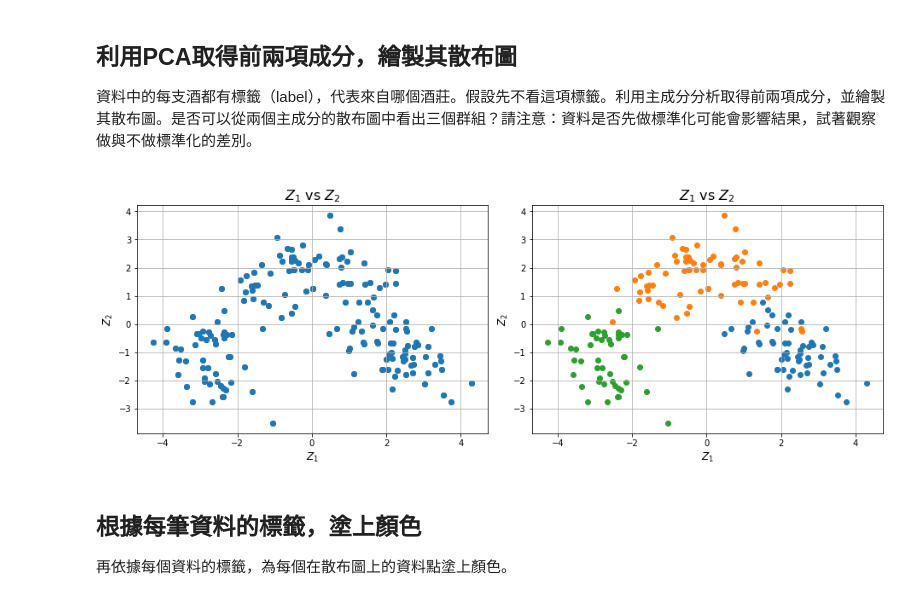
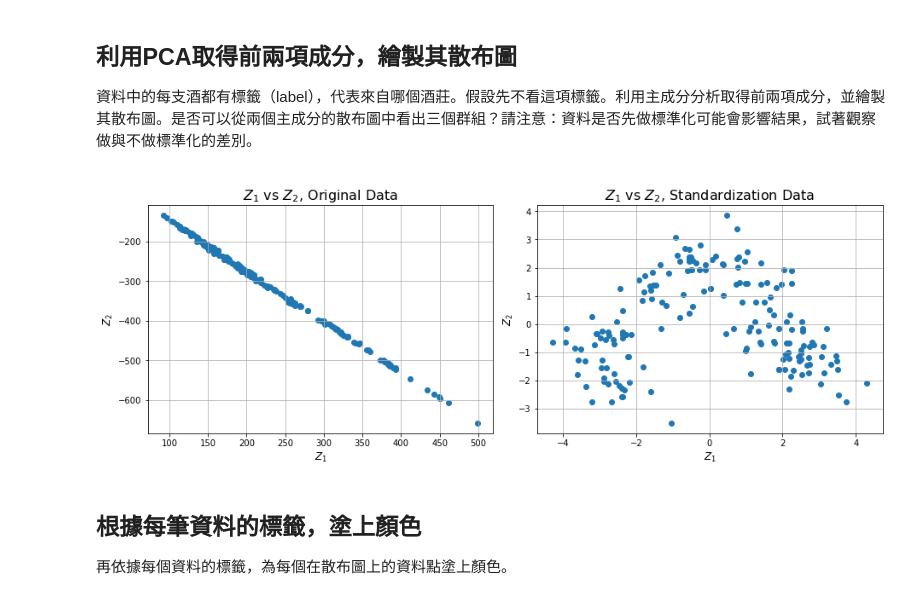
Before and after one commit to amy10202808/1112ShallowMachineLearning, a Jupyter notebook: hw1PCA/PCA.ipynb, the cells around one changed output. Saved outputs shown, nothing was run; the diff lists cells and outputs as text; code cells hidden in the pictures.

```diff
--- a/hw1PCA/PCA.ipynb
+++ b/hw1PCA/PCA.ipynb
@@ -114,27 +114,27 @@ plt.show()
 # %%
 pca = PCA().fit(X)
 Z = pca.transform(X)
+pca_nostand = PCA().fit(df.iloc[:,:13])
+Z_nostand = pca.transform(df.iloc[:,:13])
 # %%
 fig, axes = plt.subplots(ncols=2, figsize=(13,4.8))
 
-axes[0].scatter(Z[:,0], Z[:,1])
-
 for e, ax in enumerate(axes):
     if e==0:
-        ax.scatter(Z[:,0], Z[:,1], color='C0')
+        drawdf = Z_nostand.copy()
     else:
-        for group in set(df['Customer_Segment']):
-            filt = df['Customer_Segment']==group
-            ax.scatter(Z[filt,0], Z[filt,1], label=f'{group}')
+        drawdf = Z.copy()
+    ax.scatter(drawdf[:,0], drawdf[:,1], color='C0')
     ax.set_xlabel(r'$Z_1$', fontsize=12)
     ax.set_ylabel(r'$Z_2$', fontsize=12)
     ax.grid(True)
-    ax.set_title(r'$Z_1$ vs $Z_2$', fontsize=16)
+axes[0].set_title(r'$Z_1$ vs $Z_2$, Original Data', fontsize=16)
+axes[1].set_title(r'$Z_1$ vs $Z_2$, Standardization Data', fontsize=16)
 
 plt.tight_layout()
 plt.show()
 # %% [output]
-[figure, old version]
+[figure, new version]
 # %% [markdown]
 ## 根據每筆資料的標籤，塗上顏色
 再依據每個資料的標籤，為每個在散布圖上的資料點塗上顏色。
```
Also changed, not shown: parts of 31 cells of this notebook.
